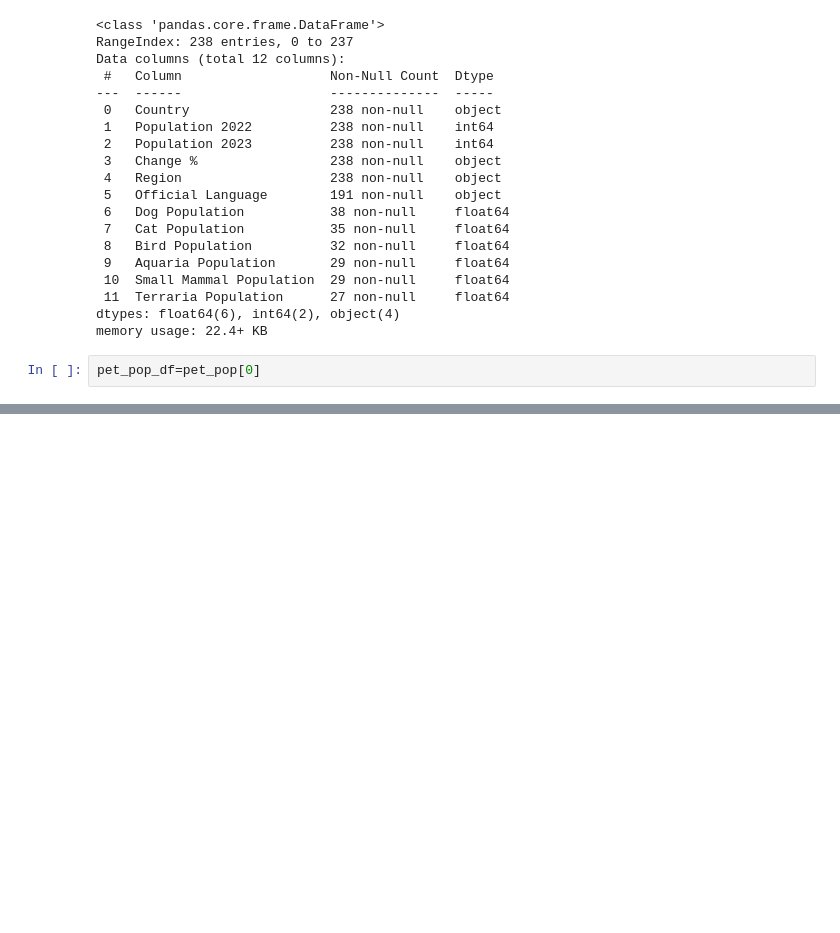
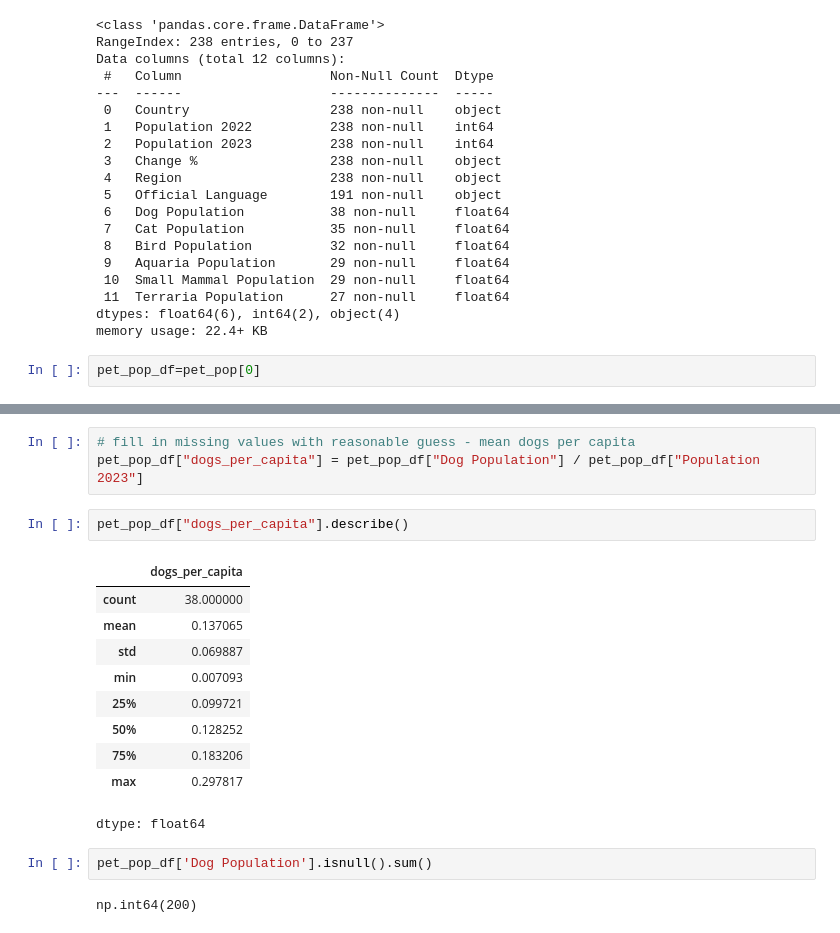
Before and after one commit to priyankaprakasan/Data-I-O-and-Preprocessing-with-Python-and-SQL, a Jupyter notebook: DataPreprocessing_Module1.ipynb, the cells around one changed output, grey strips where cells are left out. Drawn from its saved outputs; the diff is of its cells as text; blank space fills up the shorter version.

```diff
--- a/DataPreprocessing_Module1.ipynb
+++ b/DataPreprocessing_Module1.ipynb
@@ -49,0 +153,20 @@ pet_pop_df.head()
+# %%
+# fill in missing values with reasonable guess - mean dogs per capita
+pet_pop_df["dogs_per_capita"] = pet_pop_df["Dog Population"] / pet_pop_df["Population 2023"]
+# %%
+pet_pop_df["dogs_per_capita"].describe()
+# %% [output]
+|  | dogs_per_capita |
+| count | 38.000000 |
+| mean | 0.137065 |
+| std | 0.069887 |
+| min | 0.007093 |
+| 25% | 0.099721 |
+| 50% | 0.128252 |
+| 75% | 0.183206 |
+| max | 0.297817 |
+dtype: float64
+# %%
+pet_pop_df['Dog Population'].isnull().sum()
+# %% [output]
+np.int64(200)
```
Also changed, not shown: parts of 16 cells of this notebook.
